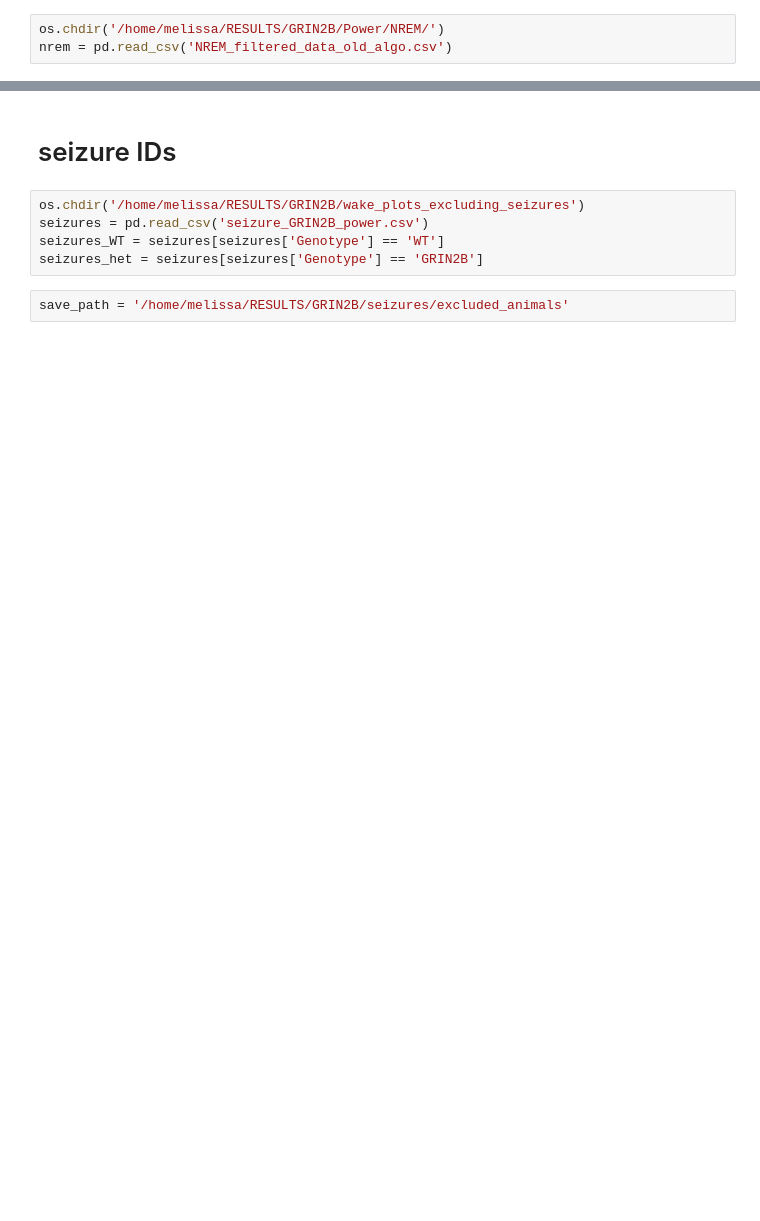
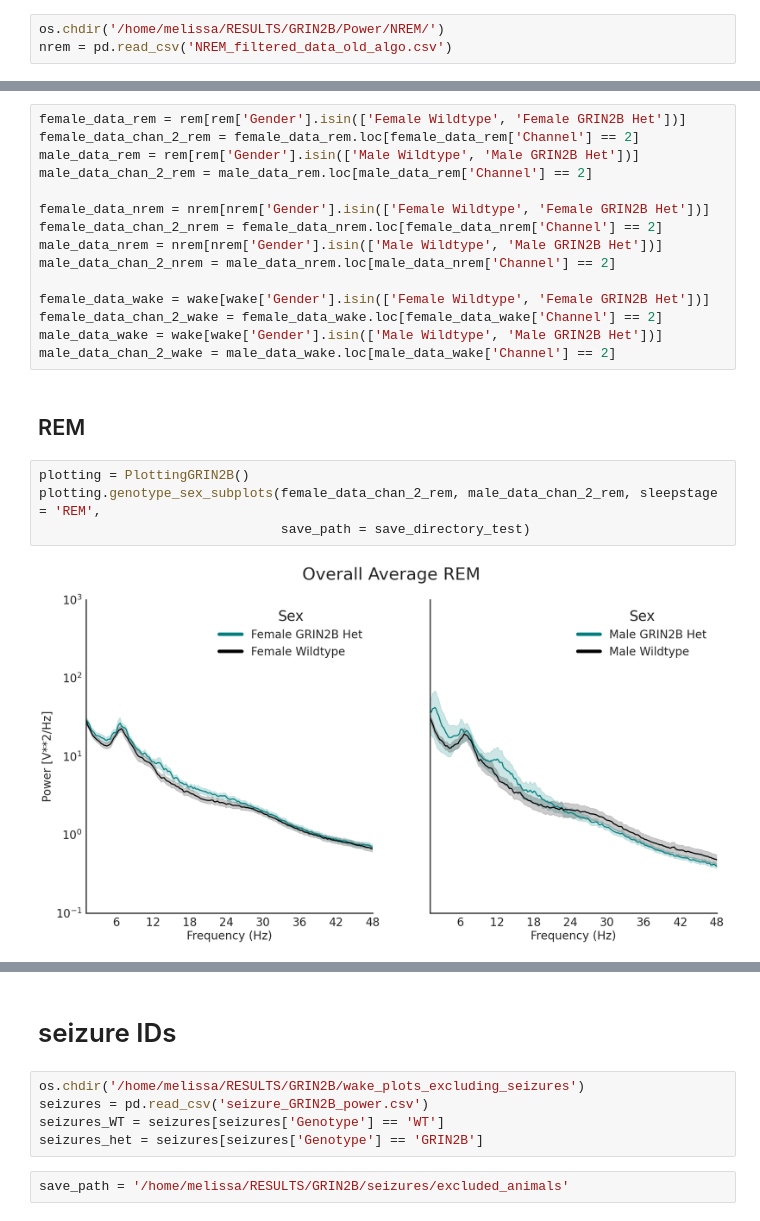
Before and after one commit to melissafasol/GRIN2B, a Jupyter notebook: notebooks/plotting_GRIN2B.ipynb, the cells around one changed output, grey strips where cells are left out. Drawn from its saved outputs; the diff is of its cells as text; blank space fills up the shorter version.

```diff
--- a/notebooks/plotting_GRIN2B.ipynb
+++ b/notebooks/plotting_GRIN2B.ipynb
@@ -277,0 +174,23 @@ for channel in channel_list_plot:
+# %%
+female_data_rem = rem[rem['Gender'].isin(['Female Wildtype', 'Female GRIN2B Het'])]
+female_data_chan_2_rem = female_data_rem.loc[female_data_rem['Channel'] == 2]
+male_data_rem = rem[rem['Gender'].isin(['Male Wildtype', 'Male GRIN2B Het'])]
+male_data_chan_2_rem = male_data_rem.loc[male_data_rem['Channel'] == 2]
+
+female_data_nrem = nrem[nrem['Gender'].isin(['Female Wildtype', 'Female GRIN2B Het'])]
+female_data_chan_2_nrem = female_data_nrem.loc[female_data_nrem['Channel'] == 2]
+male_data_nrem = nrem[nrem['Gender'].isin(['Male Wildtype', 'Male GRIN2B Het'])]
+male_data_chan_2_nrem = male_data_nrem.loc[male_data_nrem['Channel'] == 2]
+
+female_data_wake = wake[wake['Gender'].isin(['Female Wildtype', 'Female GRIN2B Het'])]
+female_data_chan_2_wake = female_data_wake.loc[female_data_wake['Channel'] == 2]
+male_data_wake = wake[wake['Gender'].isin(['Male Wildtype', 'Male GRIN2B Het'])]
+male_data_chan_2_wake = male_data_wake.loc[male_data_wake['Channel'] == 2]
+# %% [markdown]
+## REM
+# %%
+plotting = PlottingGRIN2B()
+plotting.genotype_sex_subplots(female_data_chan_2_rem, male_data_chan_2_rem, sleepstage = 'REM',
+                               save_path = save_directory_test)
+# %% [output]
+[figure, added]
```
Also changed, not shown: parts of 46 cells of this notebook.
